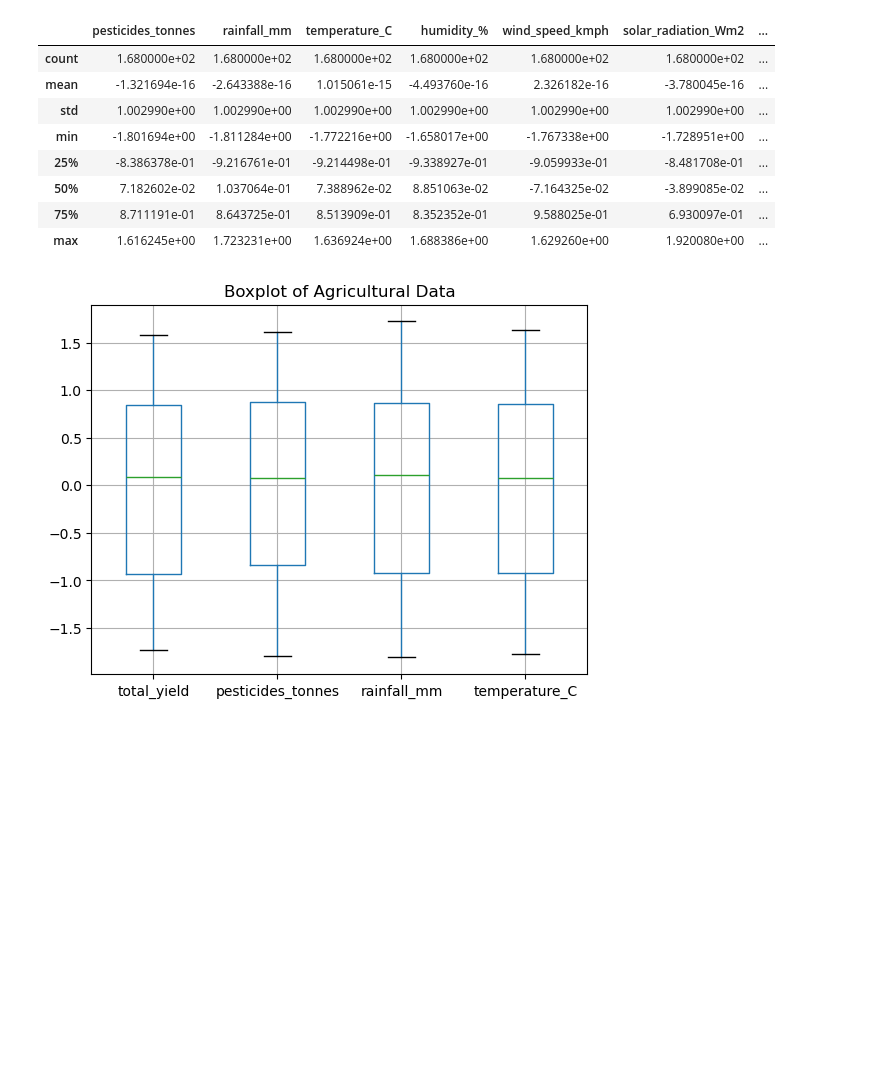
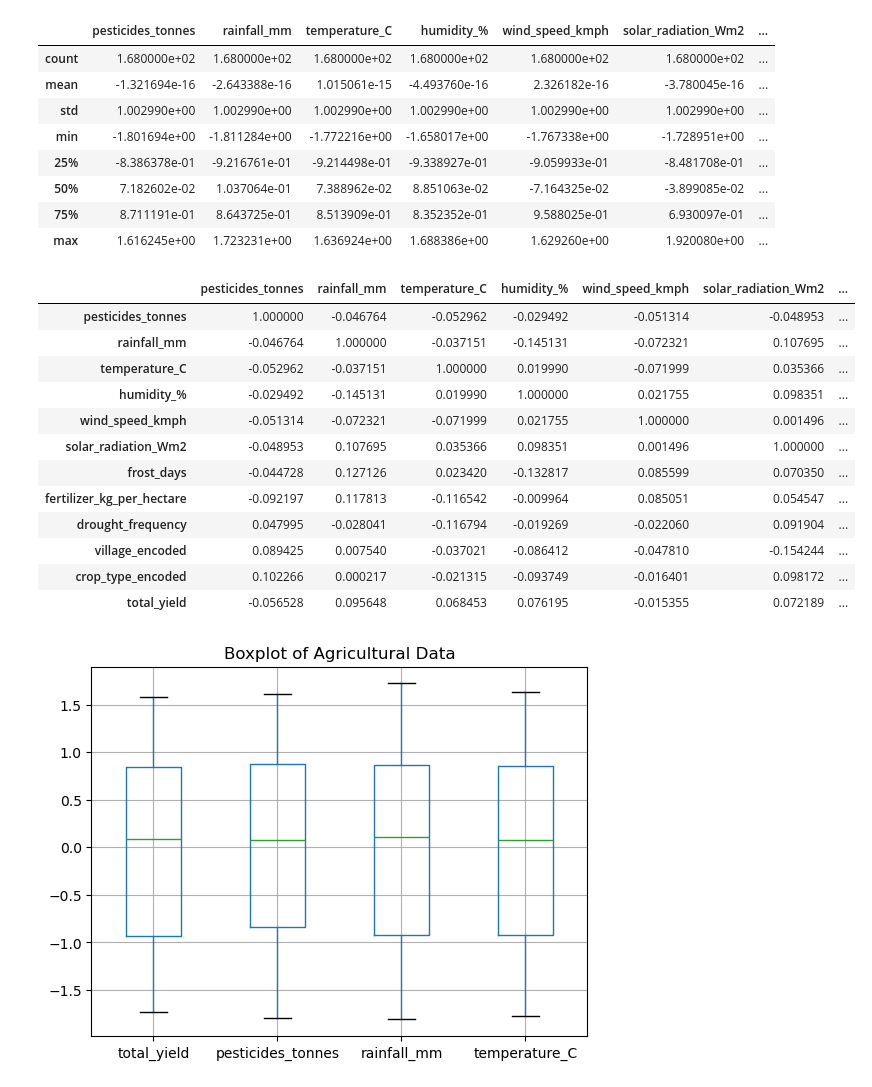
Before and after one commit to mrshelile/AgriVista, a Jupyter notebook: dataExtract1.ipynb, the cells around one changed output. Cells and saved outputs as stored; diff of their text form; code cells hidden in the pictures; blank space fills up the shorter version.

```diff
--- a/dataExtract1.ipynb
+++ b/dataExtract1.ipynb
@@ -153,6 +153,22 @@ df.describe()
 | 50% | 7.182602e-02 | 1.037064e-01 | 7.388962e-02 | 8.851063e-02 | -7.164325e-02 | -3.899085e-02 | ... |
 | 75% | 8.711191e-01 | 8.643725e-01 | 8.513909e-01 | 8.352352e-01 | 9.588025e-01 | 6.930097e-01 | ... |
 | max | 1.616245e+00 | 1.723231e+00 | 1.636924e+00 | 1.688386e+00 | 1.629260e+00 | 1.920080e+00 | ... |
+# %%
+df.drop(columns=['timestamp']).corr()
+# %% [output]
+|  | pesticides_tonnes | rainfall_mm | temperature_C | humidity_% | wind_speed_kmph | solar_radiation_Wm2 | ... |
+| pesticides_tonnes | 1.000000 | -0.046764 | -0.052962 | -0.029492 | -0.051314 | -0.048953 | ... |
+| rainfall_mm | -0.046764 | 1.000000 | -0.037151 | -0.145131 | -0.072321 | 0.107695 | ... |
+| temperature_C | -0.052962 | -0.037151 | 1.000000 | 0.019990 | -0.071999 | 0.035366 | ... |
+| humidity_% | -0.029492 | -0.145131 | 0.019990 | 1.000000 | 0.021755 | 0.098351 | ... |
+| wind_speed_kmph | -0.051314 | -0.072321 | -0.071999 | 0.021755 | 1.000000 | 0.001496 | ... |
+| solar_radiation_Wm2 | -0.048953 | 0.107695 | 0.035366 | 0.098351 | 0.001496 | 1.000000 | ... |
+| frost_days | -0.044728 | 0.127126 | 0.023420 | -0.132817 | 0.085599 | 0.070350 | ... |
+| fertilizer_kg_per_hectare | -0.092197 | 0.117813 | -0.116542 | -0.009964 | 0.085051 | 0.054547 | ... |
+| drought_frequency | 0.047995 | -0.028041 | -0.116794 | -0.019269 | -0.022060 | 0.091904 | ... |
+| village_encoded | 0.089425 | 0.007540 | -0.037021 | -0.086412 | -0.047810 | -0.154244 | ... |
+| crop_type_encoded | 0.102266 | 0.000217 | -0.021315 | -0.093749 | -0.016401 | 0.098172 | ... |
+| total_yield | -0.056528 | 0.095648 | 0.068453 | 0.076195 | -0.015355 | 0.072189 | ... |
 # %%
 df[['total_yield', 'pesticides_tonnes', 'rainfall_mm', 'temperature_C']].boxplot()
 
```
Also changed, not shown: 12 other files.
